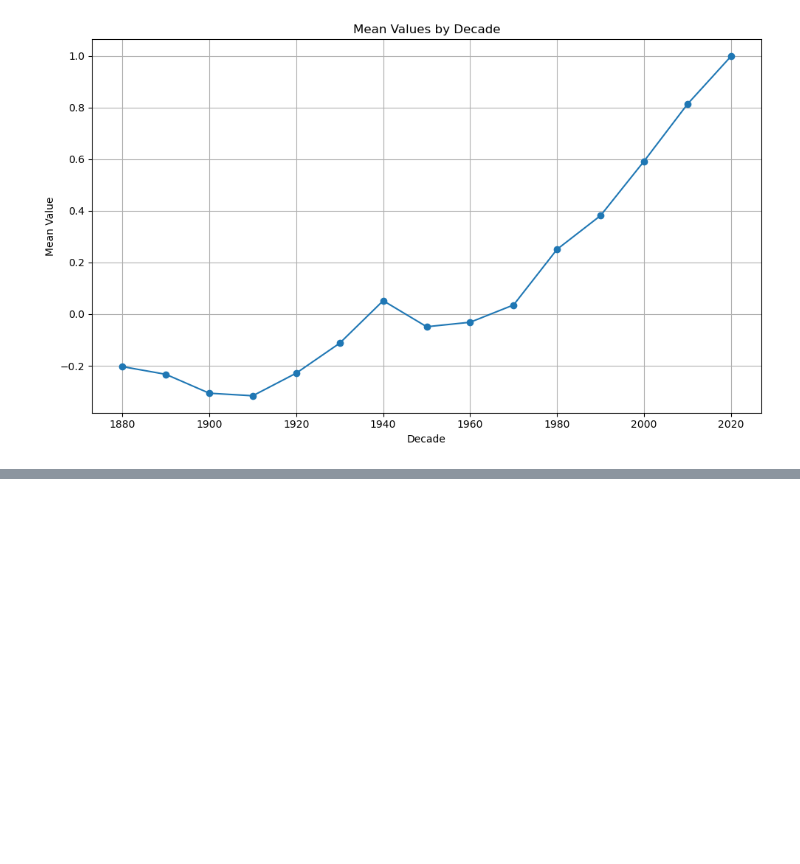
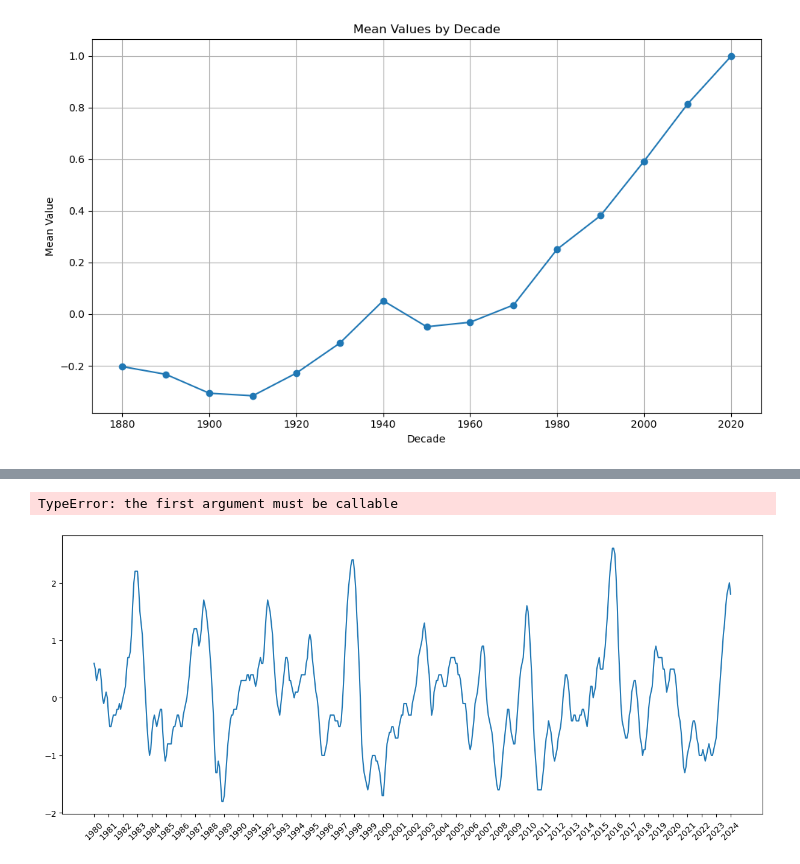
Before and after one commit to SoffieW/climate_repo, a Jupyter notebook: notebooks/explore_seasonality.ipynb, the cells around one changed output, grey strips where cells are left out. Drawn from its saved outputs; the diff is of its cells as text; code cells hidden in the pictures; blank space fills up the shorter version.

```diff
--- a/notebooks/explore_seasonality.ipynb
+++ b/notebooks/explore_seasonality.ipynb
@@ -155,0 +172,3 @@ plt.show()
+# %%
+path = os.path.join(os.getcwd(), os.pardir, "data", "external", "elnino_lanina.csv")
+nino_nina_df = pd.read_csv(path)
@@ -155,0 +214,24 @@ plt.show()
+# %%
+melted_ninonina_df = pd.melt(nino_nina_df.drop(columns = "Unnamed: 0"), id_vars = "Year", var_name='Period', value_name='Value')
+# %%
+melted_seasonal_df = pd.melt(seasonal_df.drop(columns = ["Unnamed: 0", "J-D", "D-N"]), id_vars = "Year", var_name = 'Period', value_name = 'Value')
+melted_seasonal_df["Year-Period"] = melted_seasonal_df["Year"].astype("string") + melted_seasonal_df["Period"]
+di = {"DJF":0, "MAM": 1, "JJA": 2, "SON":3}
+melted_seasonal_df["Period No"] = melted_seasonal_df.map(di)
+melted_seasonal_df
+# %% [output]
+TypeError: the first argument must be callable
+# %%
+di = {"DJF": 0, "JFM": 1, "FMA": 2, "MAM": 3, "AMJ": 4, "MJJ": 5, "JJA": 6, "JAS": 7, "ASO": 8, "SON": 9, "OND": 10, "NDJ":11 }
+melted_ninonina_df["Period No"] = melted_ninonina_df["Period"].map(di)
+# %%
+import numpy as np
+plot_nn = melted_ninonina_df.sort_values(["Year", "Period No"], ascending = [True,True])
+plot_nn["Year-Period"] = plot_nn["Year"].astype("string") + plot_nn["Period"]
+# %%
+fig, ax = plt.subplots(figsize = (15,6))
+ax.plot(plot_nn["Year-Period"], plot_nn["Value"])
+plt.xticks(plot_nn["Year-Period"][::12], plot_nn["Year"][::12], rotation = 45)
+plt.show();
+# %% [output]
+[figure, added]
```
Also changed, not shown: parts of 14 cells of this notebook, 22 other files.
